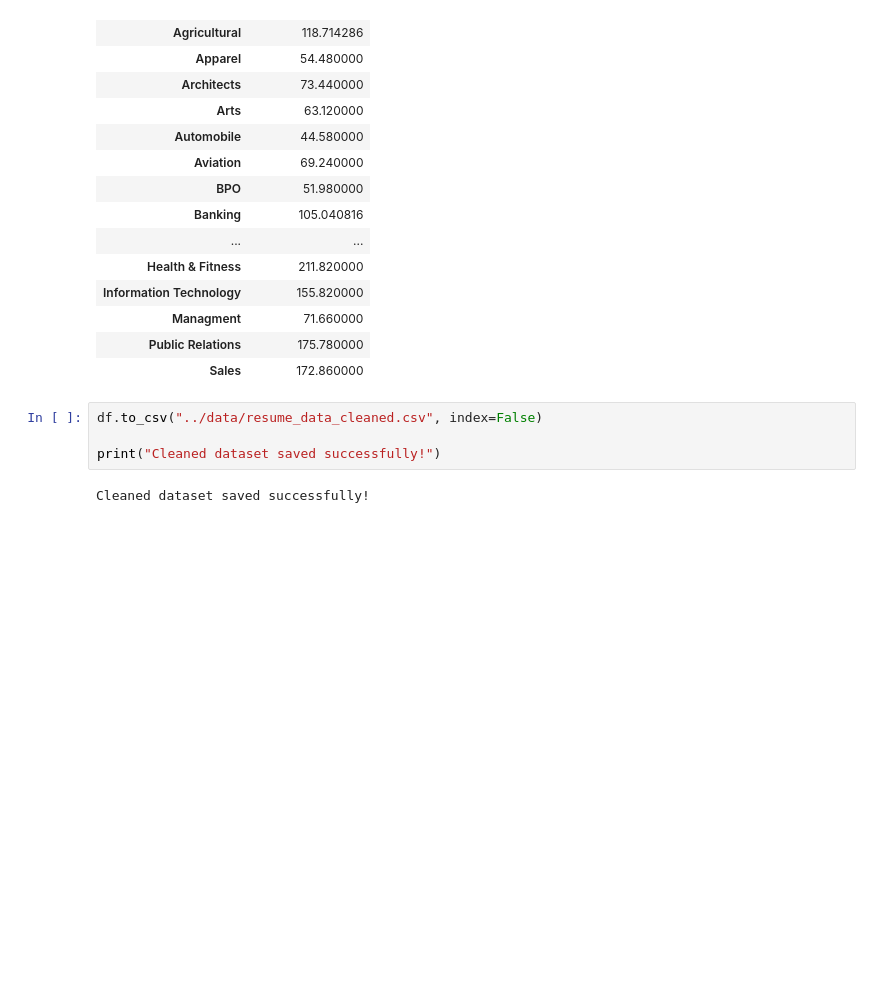
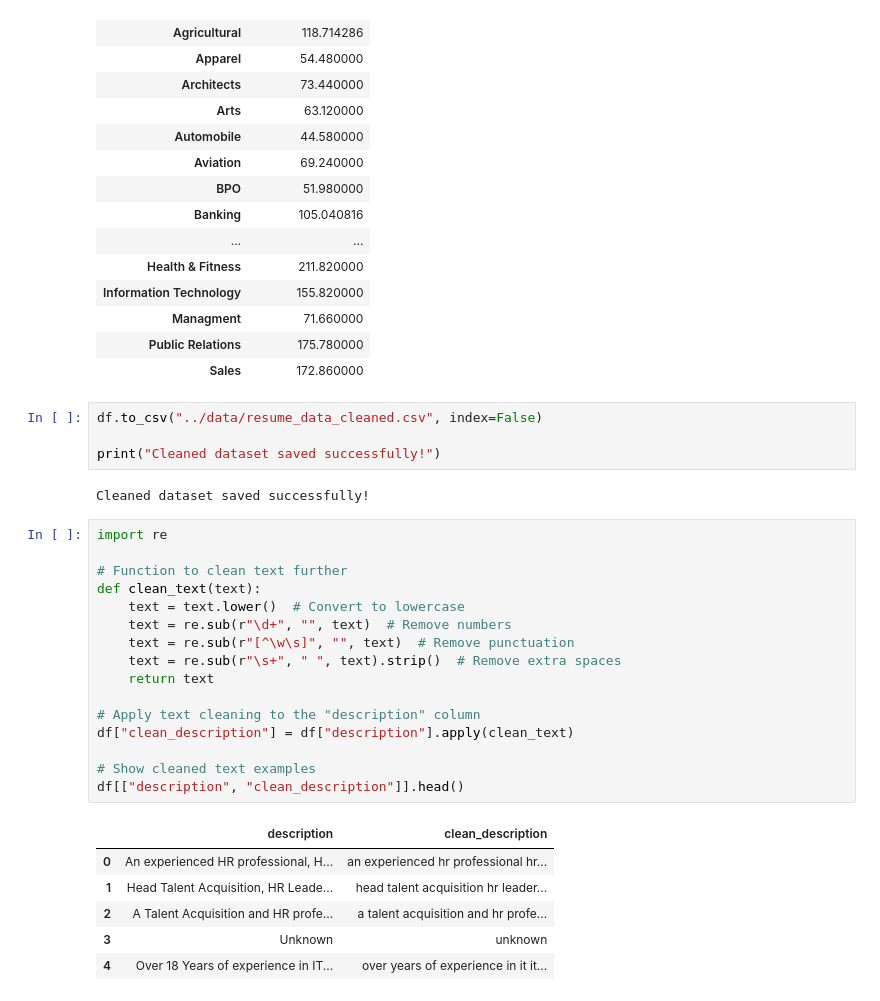
Before and after one commit to Hopkomax/ML-Resume-Classifier, a Jupyter notebook: notebooks/Resume_Classifier.ipynb, the cells around one changed output. Cells and saved outputs as stored; diff of their text form; blank space fills up the shorter version.

Commit message:
Updated text preprocessing, TF-IDF, and train-test split

```diff
--- a/notebooks/Resume_Classifier.ipynb
+++ b/notebooks/Resume_Classifier.ipynb
@@ -150,3 +150,26 @@ df.to_csv("../data/resume_data_cleaned.csv", index=False)
 print("Cleaned dataset saved successfully!")
 # %% [output]
 Cleaned dataset saved successfully!
+# %%
+import re
+
+# Function to clean text further
+def clean_text(text):
+    text = text.lower()  # Convert to lowercase
+    text = re.sub(r"\d+", "", text)  # Remove numbers
+    text = re.sub(r"[^\w\s]", "", text)  # Remove punctuation
+    text = re.sub(r"\s+", " ", text).strip()  # Remove extra spaces
+    return text
+
+# Apply text cleaning to the "description" column
+df["clean_description"] = df["description"].apply(clean_text)
+
+# Show cleaned text examples
+df[["description", "clean_description"]].head()
+# %% [output]
+|  | description | clean_description |
+| 0 | An experienced HR professional, H... | an experienced hr professional hr... |
+| 1 | Head Talent Acquisition, HR Leade... | head talent acquisition hr leader... |
+| 2 | A Talent Acquisition and HR profe... | a talent acquisition and hr profe... |
+| 3 | Unknown | unknown |
+| 4 | Over 18 Years of experience in IT... | over years of experience in it it... |
```
Also changed, not shown: parts of 3 cells of this notebook.
